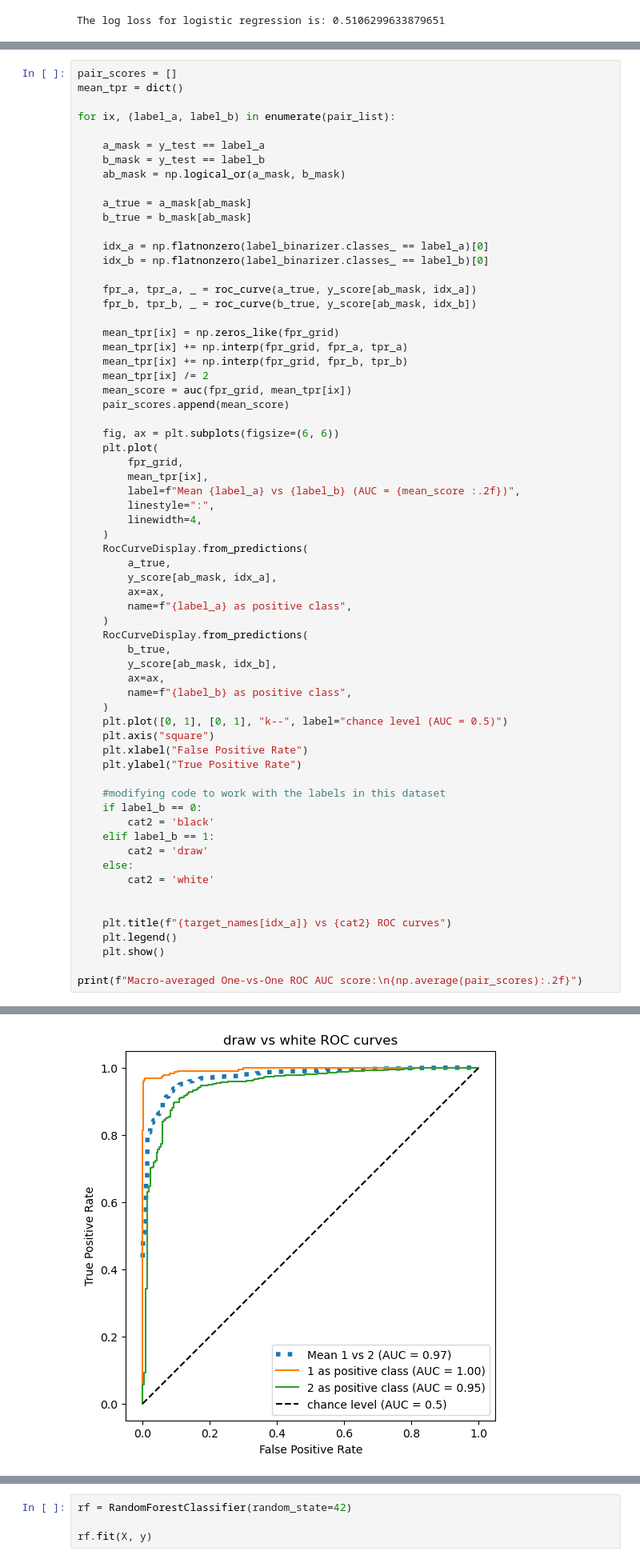
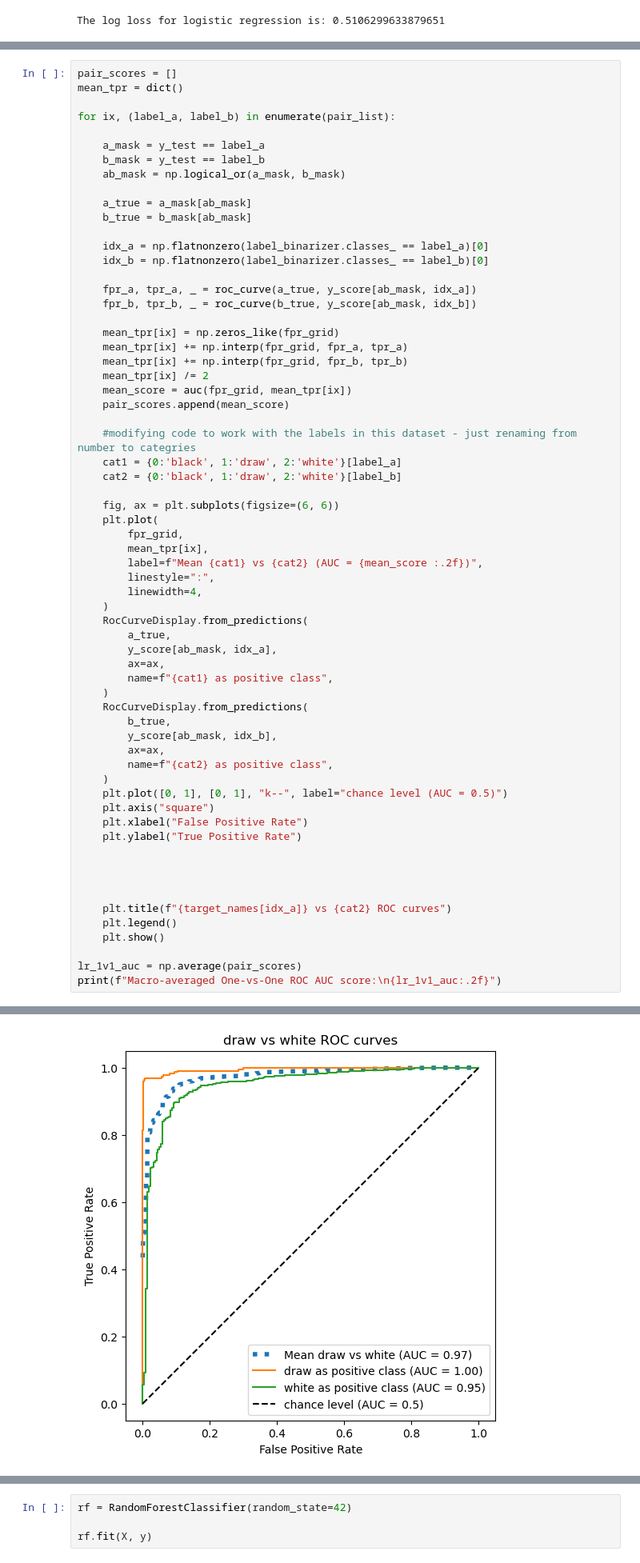
Before and after one commit to RavinderRai/chess_data, a Jupyter notebook: Modelling.ipynb, the cells around one changed output, grey strips where cells are left out. Shown at 80% size. Cells and saved outputs as stored; diff of their text form.

Commit message:
Finished ROC AUC plots and comments. This is the completed version.

```diff
--- a/Modelling.ipynb
+++ b/Modelling.ipynb
@@ -243,11 +250,15 @@ for ix, (label_a, label_b) in enumerate(pair_list):
     mean_score = auc(fpr_grid, mean_tpr[ix])
     pair_scores.append(mean_score)
 
+    #modifying code to work with the labels in this dataset - just renaming from number to categries
+    cat1 = {0:'black', 1:'draw', 2:'white'}[label_a]
+    cat2 = {0:'black', 1:'draw', 2:'white'}[label_b]
+
     fig, ax = plt.subplots(figsize=(6, 6))
     plt.plot(
         fpr_grid,
         mean_tpr[ix],
-        label=f"Mean {label_a} vs {label_b} (AUC = {mean_score :.2f})",
+        label=f"Mean {cat1} vs {cat2} (AUC = {mean_score :.2f})",
         linestyle=":",
         linewidth=4,
     )
@@ -255,31 +266,26 @@ for ix, (label_a, label_b) in enumerate(pair_list):
         a_true,
         y_score[ab_mask, idx_a],
         ax=ax,
-        name=f"{label_a} as positive class",
+        name=f"{cat1} as positive class",
     )
     RocCurveDisplay.from_predictions(
         b_true,
         y_score[ab_mask, idx_b],
         ax=ax,
-        name=f"{label_b} as positive class",
+        name=f"{cat2} as positive class",
     )
     plt.plot([0, 1], [0, 1], "k--", label="chance level (AUC = 0.5)")
     plt.axis("square")
     plt.xlabel("False Positive Rate")
     plt.ylabel("True Positive Rate")
 
-    #modifying code to work with the labels in this dataset
-    if label_b == 0:
-        cat2 = 'black'
-    elif label_b == 1:
-        cat2 = 'draw'
-    else:
-        cat2 = 'white'
+
 
 
     plt.title(f"{target_names[idx_a]} vs {cat2} ROC curves")
     plt.legend()
     plt.show()
 
-print(f"Macro-averaged One-vs-One ROC AUC score:\n{np.average(pair_scores):.2f}")
+lr_1v1_auc = np.average(pair_scores)
+print(f"Macro-averaged One-vs-One ROC AUC score:\n{lr_1v1_auc:.2f}")
 # %% [output]
@@ -288,3 +294,3 @@ print(f"Macro-averaged One-vs-One ROC AUC score:\n{np.average(pair_scores):.2f}"
-[figure, old version]
+[figure, new version]
 Macro-averaged One-vs-One ROC AUC score:
 0.93
```
Also changed, not shown: parts of 20 cells of this notebook.
